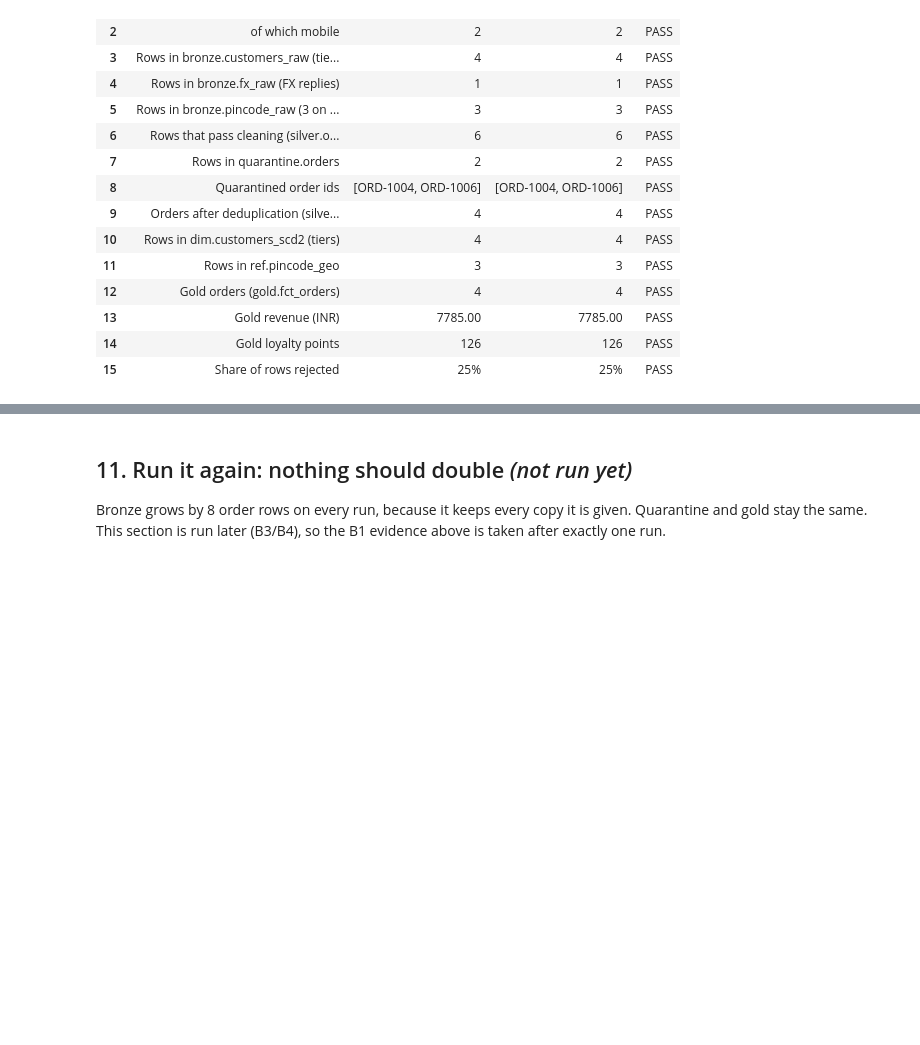
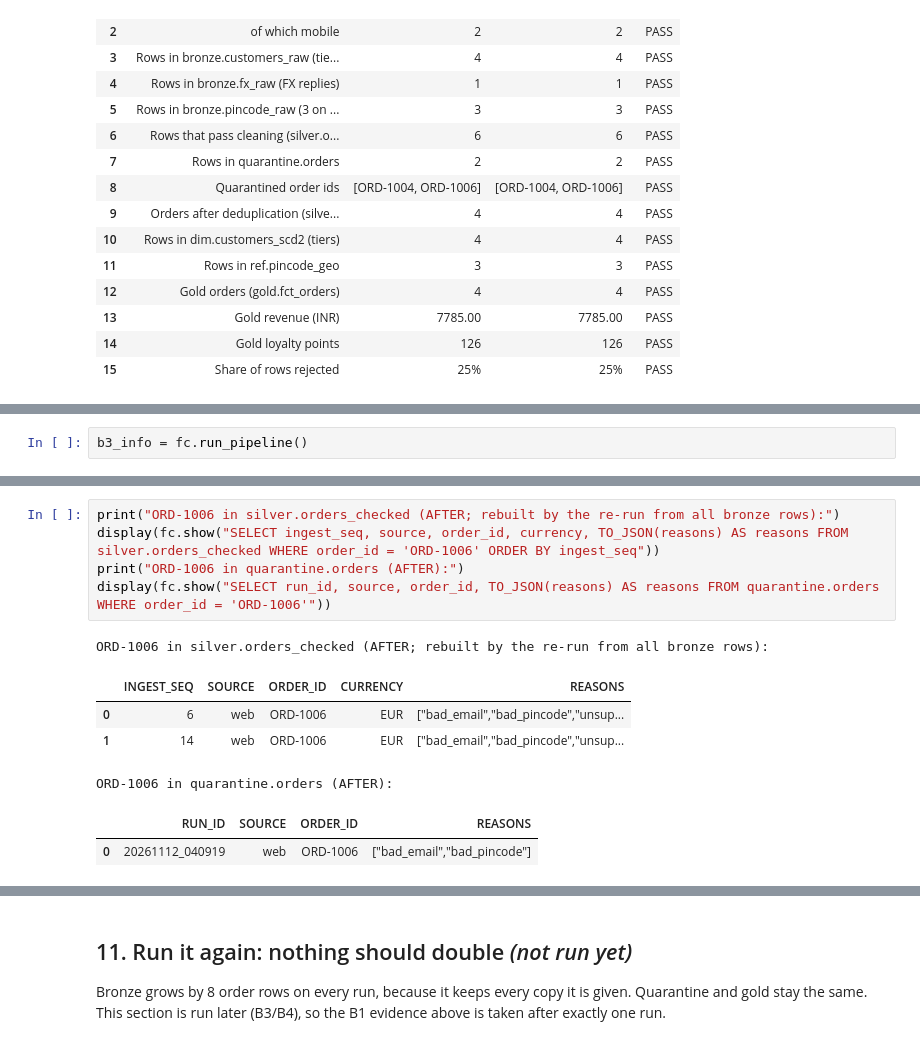
Before and after one commit to Ravikumar-2016/freshcart-pipelines, a Jupyter notebook: elt/freshcart_elt.ipynb, the cells around one changed output, grey strips where cells are left out. Cells and saved outputs as stored; diff of their text form; blank space fills up the shorter version.

```diff
--- a/elt/freshcart_elt.ipynb
+++ b/elt/freshcart_elt.ipynb
@@ -269,0 +325,2 @@ result
+# %%
+b3_info = fc.run_pipeline()
@@ -269,0 +362,13 @@ result
+# %%
+print("ORD-1006 in silver.orders_checked (AFTER; rebuilt by the re-run from all bronze rows):")
+display(fc.show("SELECT ingest_seq, source, order_id, currency, TO_JSON(reasons) AS reasons FROM silver.orders_checked WHERE order_id = 'ORD-1006' ORDER BY ingest_seq"))
+print("ORD-1006 in quarantine.orders (AFTER):")
+display(fc.show("SELECT run_id, source, order_id, TO_JSON(reasons) AS reasons FROM quarantine.orders WHERE order_id = 'ORD-1006'"))
+# %% [output]
+ORD-1006 in silver.orders_checked (AFTER; rebuilt by the re-run from all bronze rows):
+|  | INGEST_SEQ | SOURCE | ORDER_ID | CURRENCY | REASONS |
+| 0 | 6 | web | ORD-1006 | EUR | ["bad_email","bad_pincode","unsup... |
+| 1 | 14 | web | ORD-1006 | EUR | ["bad_email","bad_pincode","unsup... |
+ORD-1006 in quarantine.orders (AFTER):
+|  | RUN_ID | SOURCE | ORDER_ID | REASONS |
+| 0 | 20261112_040919 | web | ORD-1006 | ["bad_email","bad_pincode"] |
```
Also changed, not shown: parts of 12 cells of this notebook, 6 other files.
